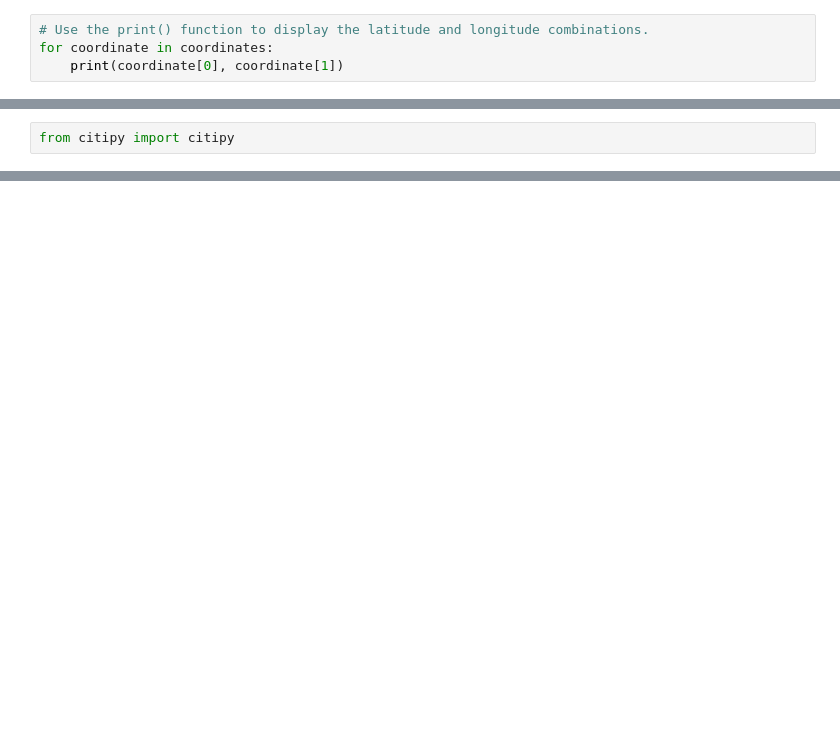
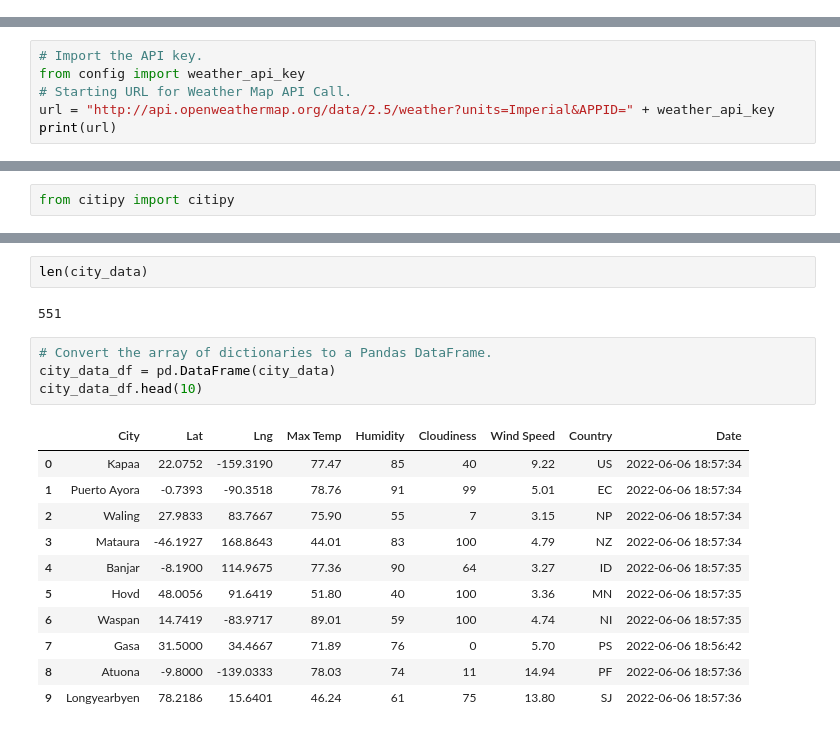
Before and after one commit to fa7i3/World_Weather_Analysis, a Jupyter notebook: WeatherPy.ipynb, the cells around one changed output, grey strips where cells are left out. Drawn from its saved outputs; the diff is of its cells as text; blank space fills up the shorter version.

```diff
--- a/WeatherPy.ipynb
+++ b/WeatherPy.ipynb
@@ -14,7 +14,3 @@ lat_lngs
 # %%
 # Add the latitudes and longitudes to a list.
 coordinates = list(lat_lngs)
-# %%
-# Use the print() function to display the latitude and longitude combinations.
-for coordinate in coordinates:
-    print(coordinate[0], coordinate[1])
@@ -38,0 +17,6 @@ for coordinate in coordinates:
+# %%
+# Import the API key.
+from config import weather_api_key
+# Starting URL for Weather Map API Call.
+url = "http://api.openweathermap.org/data/2.5/weather?units=Imperial&APPID=" + weather_api_key
+print(url)
@@ -54,0 +136,20 @@ len(cities)
+# %%
+len(city_data)
+# %% [output]
+551
+# %%
+# Convert the array of dictionaries to a Pandas DataFrame.
+city_data_df = pd.DataFrame(city_data)
+city_data_df.head(10)
+# %% [output]
+|  | City | Lat | Lng | Max Temp | Humidity | Cloudiness | Wind Speed | Country | Date |
+| 0 | Kapaa | 22.0752 | -159.3190 | 77.47 | 85 | 40 | 9.22 | US | 2022-06-06 18:57:34 |
+| 1 | Puerto Ayora | -0.7393 | -90.3518 | 78.76 | 91 | 99 | 5.01 | EC | 2022-06-06 18:57:34 |
+| 2 | Waling | 27.9833 | 83.7667 | 75.90 | 55 | 7 | 3.15 | NP | 2022-06-06 18:57:34 |
+| 3 | Mataura | -46.1927 | 168.8643 | 44.01 | 83 | 100 | 4.79 | NZ | 2022-06-06 18:57:34 |
+| 4 | Banjar | -8.1900 | 114.9675 | 77.36 | 90 | 64 | 3.27 | ID | 2022-06-06 18:57:35 |
+| 5 | Hovd | 48.0056 | 91.6419 | 51.80 | 40 | 100 | 3.36 | MN | 2022-06-06 18:57:35 |
+| 6 | Waspan | 14.7419 | -83.9717 | 89.01 | 59 | 100 | 4.74 | NI | 2022-06-06 18:57:35 |
+| 7 | Gasa | 31.5000 | 34.4667 | 71.89 | 76 | 0 | 5.70 | PS | 2022-06-06 18:56:42 |
+| 8 | Atuona | -9.8000 | -139.0333 | 78.03 | 74 | 11 | 14.94 | PF | 2022-06-06 18:57:36 |
+| 9 | Longyearbyen | 78.2186 | 15.6401 | 46.24 | 61 | 75 | 13.80 | SJ | 2022-06-06 18:57:36 |
```
Also changed, not shown: parts of 8 cells of this notebook, 1 other file.
